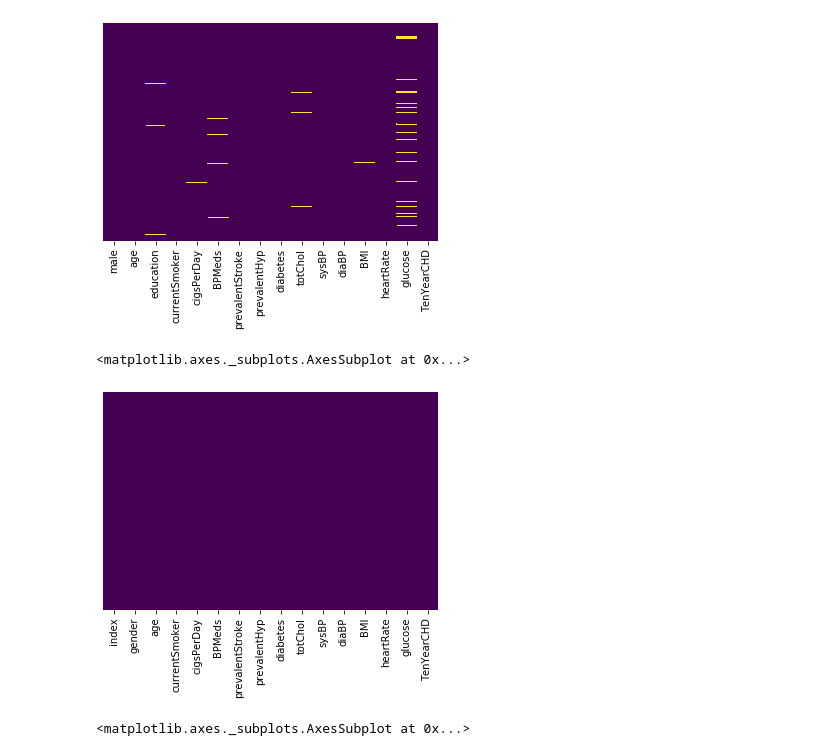
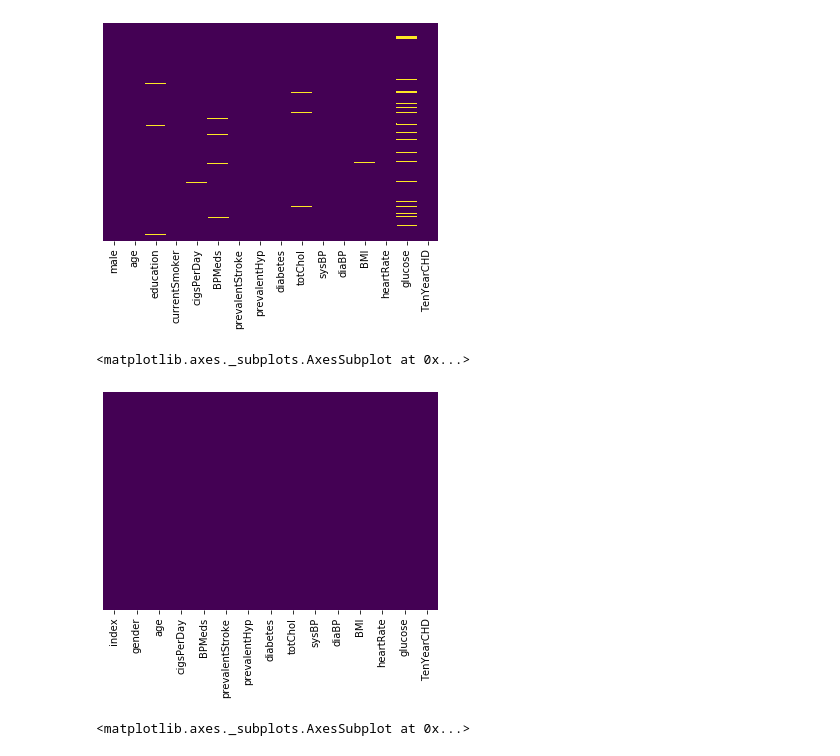
Before and after one commit to iamchiragshekars/Machine-Learning, a Jupyter notebook: Classification/Logistic_Regression.ipynb, the cells around one changed output. Drawn from its saved outputs; the diff is of its cells as text; code cells hidden in the pictures.

```diff
--- a/Classification/Logistic_Regression.ipynb
+++ b/Classification/Logistic_Regression.ipynb
@@ -154,17 +154,17 @@ sns.heatmap(dataset.isnull(),yticklabels=False,cbar=False,cmap='viridis')
 [figure]
 # %%
 #drop education
-dataset = dataset.drop('education',axis=1)
+dataset = dataset.drop({'education','currentSmoker'},axis=1)
 dataset = dataset.dropna().reset_index()
 
 #rename male feature to gender
 dataset = dataset.rename(columns={'male': 'gender'})
 
 #remove rows with null value
 sns.heatmap(dataset.isnull(),yticklabels=False,cbar=False,cmap='viridis')
 # %% [output]
 <matplotlib.axes._subplots.AxesSubplot at 0x...>
-[figure, old version]
+[figure, new version]
 # %%
 #split data into independent and dependent datsset
 X = dataset.iloc[:,1:-1]
```
Also changed, not shown: parts of 11 cells of this notebook.
